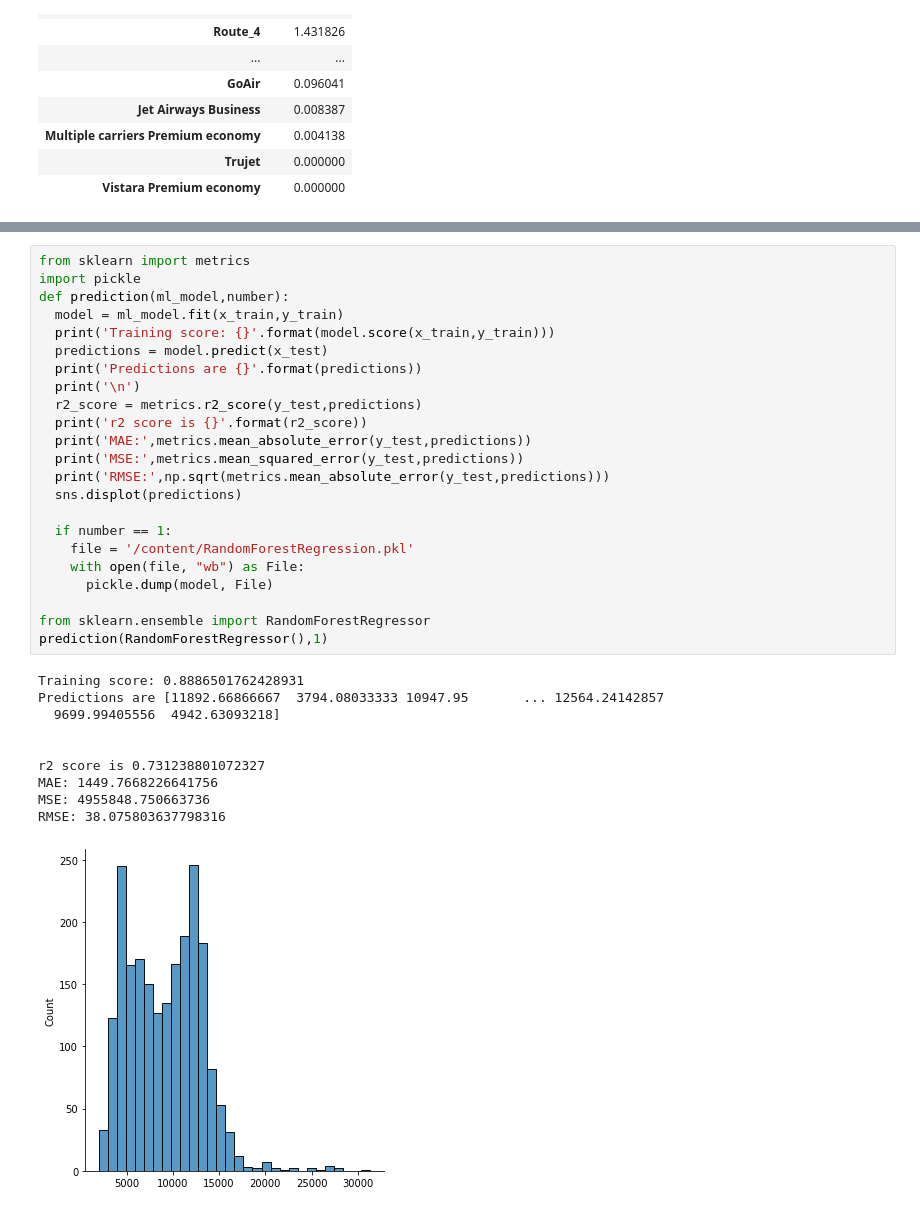
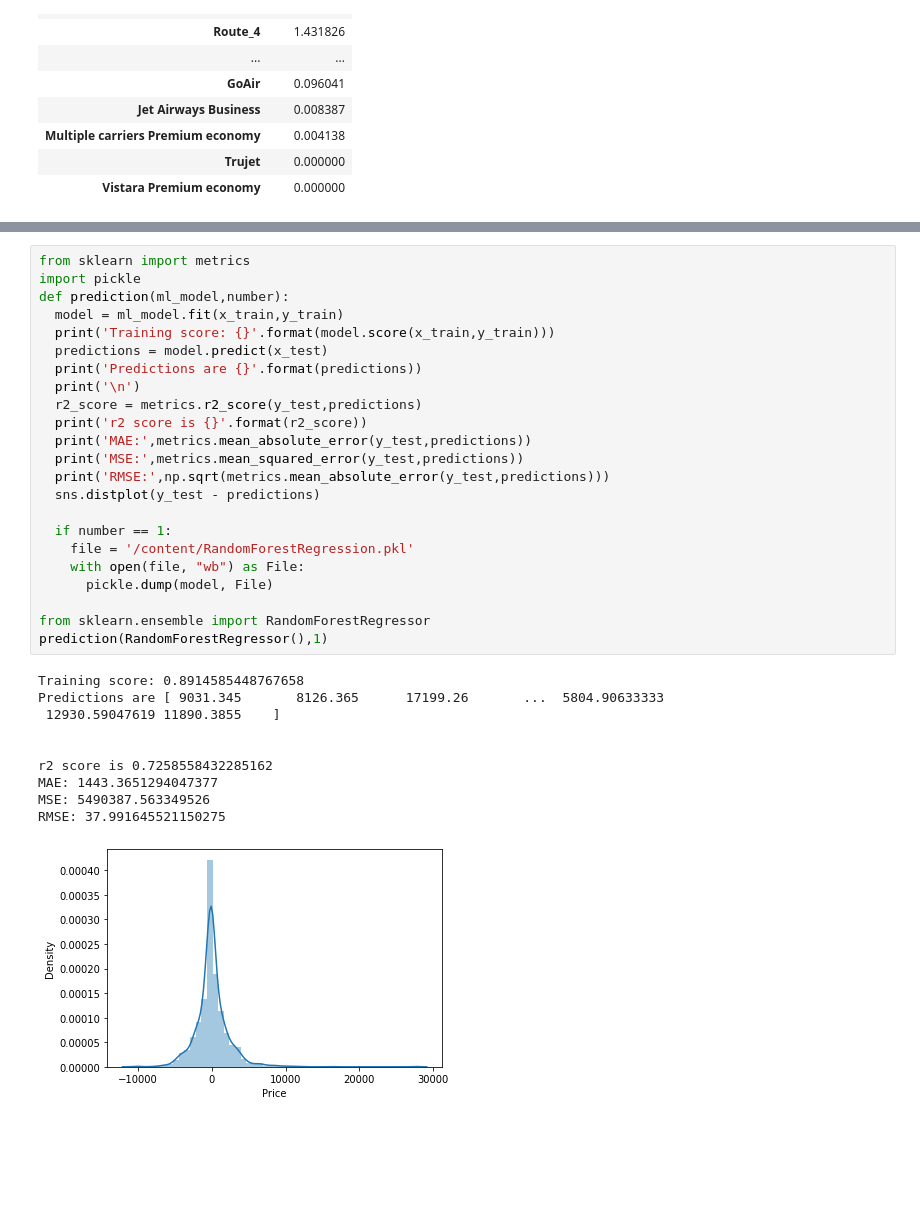
Before and after one commit to talha469/Flight-Price-Estimation, a Jupyter notebook: Flight_Price_Estimator.ipynb, the cells around one changed output, grey strips where cells are left out. Drawn from its saved outputs; the diff is of its cells as text; blank space fills up the shorter version.

```diff
--- a/Flight_Price_Estimator.ipynb
+++ b/Flight_Price_Estimator.ipynb
@@ -355,37 +368,37 @@ x_train, x_test, y_train, y_test = train_test_split(X,y,test_size = 0.2)
 # %%
 from sklearn import metrics
 import pickle
 def prediction(ml_model,number):
   model = ml_model.fit(x_train,y_train)
   print('Training score: {}'.format(model.score(x_train,y_train)))
   predictions = model.predict(x_test)
   print('Predictions are {}'.format(predictions))
   print('\n')
   r2_score = metrics.r2_score(y_test,predictions)
   print('r2 score is {}'.format(r2_score))
   print('MAE:',metrics.mean_absolute_error(y_test,predictions))
   print('MSE:',metrics.mean_squared_error(y_test,predictions))
   print('RMSE:',np.sqrt(metrics.mean_absolute_error(y_test,predictions)))
-  sns.displot(predictions)
+  sns.distplot(y_test - predictions)
 
   if number == 1:
     file = '/content/RandomForestRegression.pkl'
     with open(file, "wb") as File:
       pickle.dump(model, File)
 
 from sklearn.ensemble import RandomForestRegressor
 prediction(RandomForestRegressor(),1)
 # %% [output]
-Training score: 0.8886501762428931
-Predictions are [11892.66866667  3794.08033333 10947.95       ... 12564.24142857
-  9699.99405556  4942.63093218]
+Training score: 0.8914585448767658
+Predictions are [ 9031.345       8126.365      17199.26       ...  5804.90633333
+ 12930.59047619 11890.3855    ]
 
 
-r2 score is 0.731238801072327
-MAE: 1449.7668226641756
-MSE: 4955848.750663736
-RMSE: 38.075803637798316
+r2 score is 0.7258558432285162
+MAE: 1443.3651294047377
+MSE: 5490387.563349526
+RMSE: 37.991645521150275
-[figure, old version]
+[figure, new version]
 # %%
 #trying algorithms
 from sklearn.linear_model import LinearRegression
```
Also changed, not shown: parts of 2 cells of this notebook.
